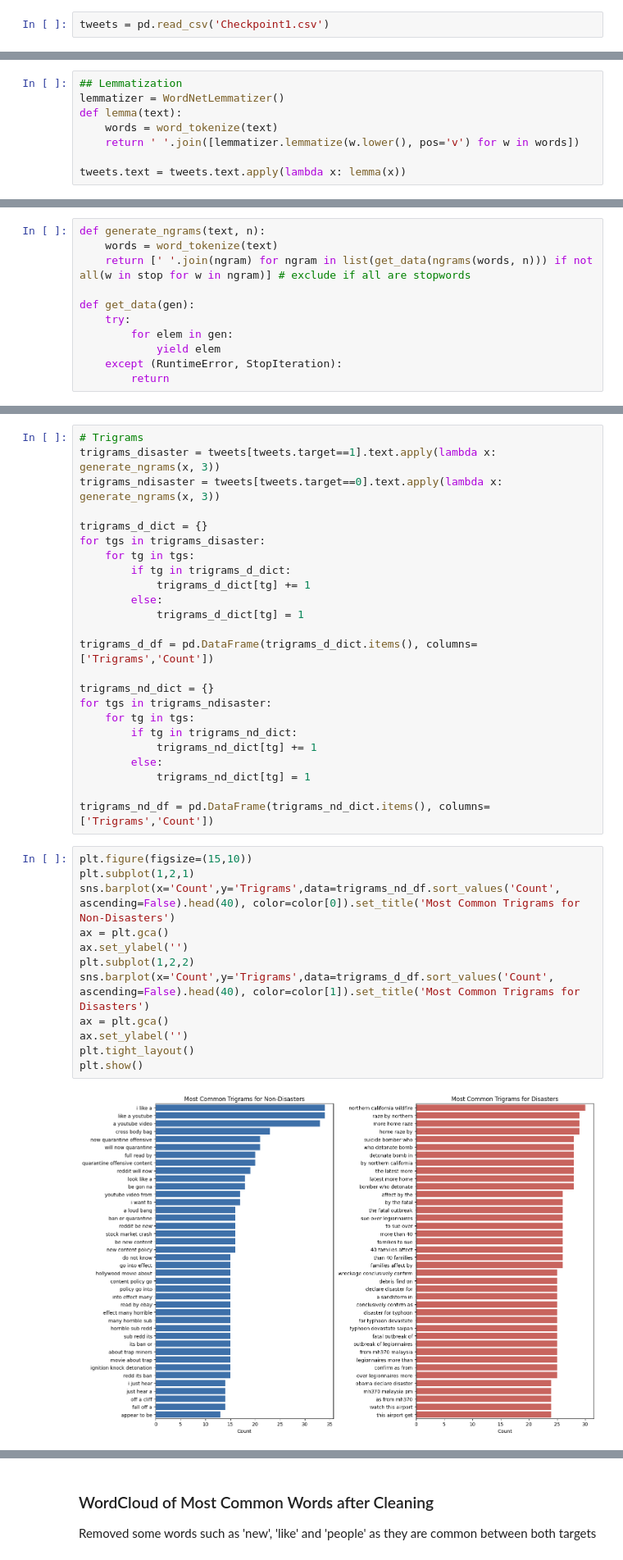
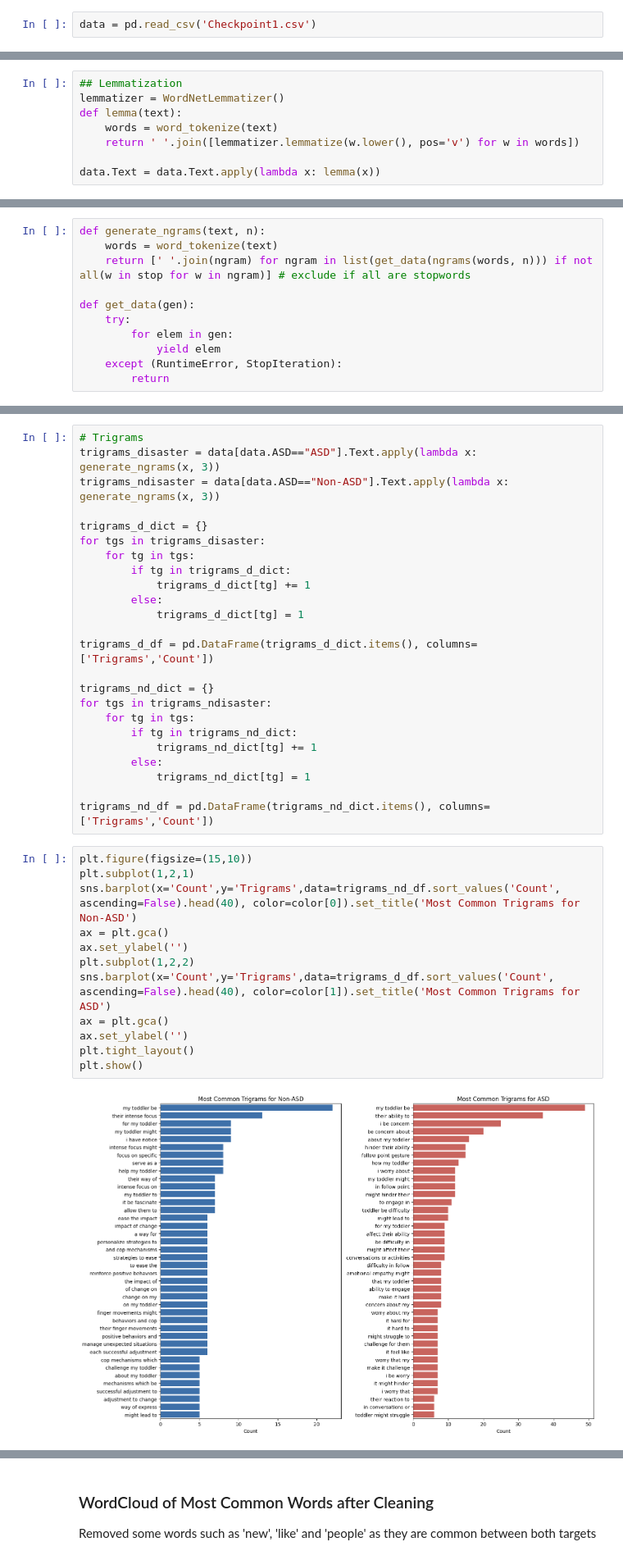
Before and after one commit to SHASANKsp/Natural-Language-Processing, a Jupyter notebook: Autism Spectrum Disorder Detection/ASD_Classification_pre-processing.ipynb, the cells around one changed output, grey strips where cells are left out. Shown at 82% size. Drawn from its saved outputs; the diff is of its cells as text.

```diff
--- a/Autism Spectrum Disorder Detection/ASD_Classification_pre-processing.ipynb
+++ b/Autism Spectrum Disorder Detection/ASD_Classification_pre-processing.ipynb
@@ -354,5 +320,5 @@ Word segmentation takes a long time. So I have commented out the code and loaded
 # %%
-tweets = pd.read_csv('Checkpoint1.csv')
+data = pd.read_csv('Checkpoint1.csv')
 # %%
 #nltk.download('wordnet')
 # %%
@@ -362,7 +328,7 @@ def lemma(text):
     words = word_tokenize(text)
     return ' '.join([lemmatizer.lemmatize(w.lower(), pos='v') for w in words])
 
-tweets.text = tweets.text.apply(lambda x: lemma(x))
+data.Text = data.Text.apply(lambda x: lemma(x))
 # %% [markdown]
 ### Ngrams
 # %%
@@ -433,7 +399,7 @@ plt.show()
 # %%
 # Trigrams
-trigrams_disaster = tweets[tweets.target==1].text.apply(lambda x: generate_ngrams(x, 3))
-trigrams_ndisaster = tweets[tweets.target==0].text.apply(lambda x: generate_ngrams(x, 3))
+trigrams_disaster = data[data.ASD=="ASD"].Text.apply(lambda x: generate_ngrams(x, 3))
+trigrams_ndisaster = data[data.ASD=="Non-ASD"].Text.apply(lambda x: generate_ngrams(x, 3))
 
 trigrams_d_dict = {}
 for tgs in trigrams_disaster:
@@ -457,17 +423,17 @@ trigrams_nd_df = pd.DataFrame(trigrams_nd_dict.items(), columns=['Trigrams','Cou
 # %%
 plt.figure(figsize=(15,10))
 plt.subplot(1,2,1)
-sns.barplot(x='Count',y='Trigrams',data=trigrams_nd_df.sort_values('Count', ascending=False).head(40), color=color[0]).set_title('Most Common Trigrams for Non-Disasters')
+sns.barplot(x='Count',y='Trigrams',data=trigrams_nd_df.sort_values('Count', ascending=False).head(40), color=color[0]).set_title('Most Common Trigrams for Non-ASD')
 ax = plt.gca()
 ax.set_ylabel('')
 plt.subplot(1,2,2)
-sns.barplot(x='Count',y='Trigrams',data=trigrams_d_df.sort_values('Count', ascending=False).head(40), color=color[1]).set_title('Most Common Trigrams for Disasters')
+sns.barplot(x='Count',y='Trigrams',data=trigrams_d_df.sort_values('Count', ascending=False).head(40), color=color[1]).set_title('Most Common Trigrams for ASD')
 ax = plt.gca()
 ax.set_ylabel('')
 plt.tight_layout()
 plt.show()
 # %% [output]
-[figure, old version]
+[figure, new version]
 # %%
 ## Remove Stopwords
 def remove_stopwords(text):
```
Also changed, not shown: parts of 49 cells of this notebook, 3 other files.
